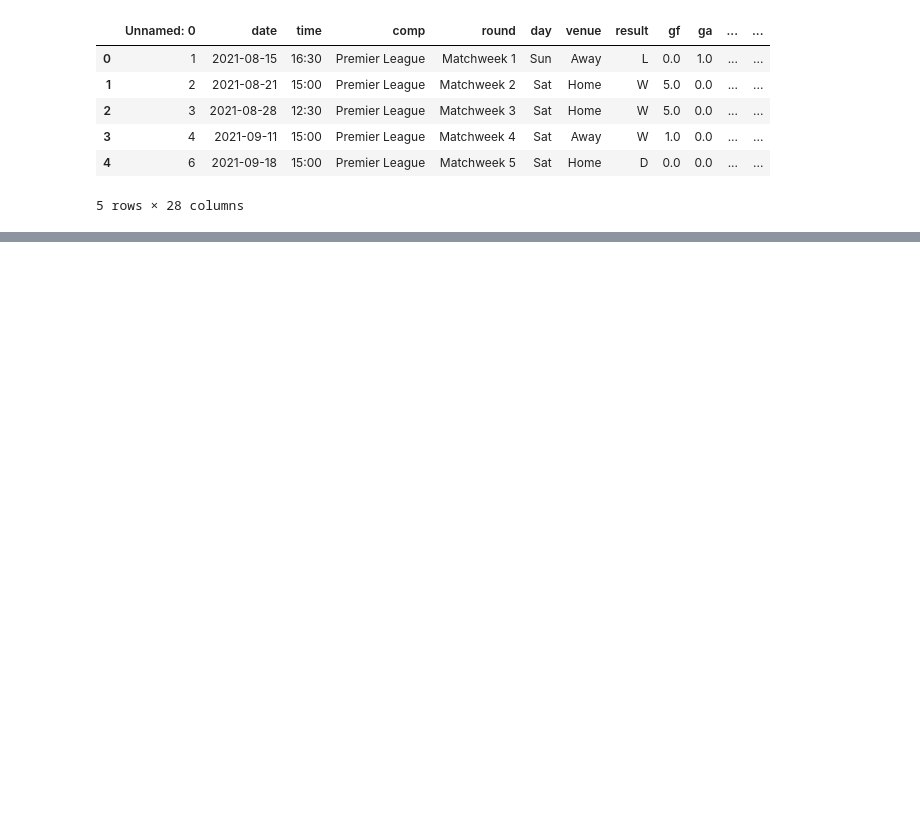
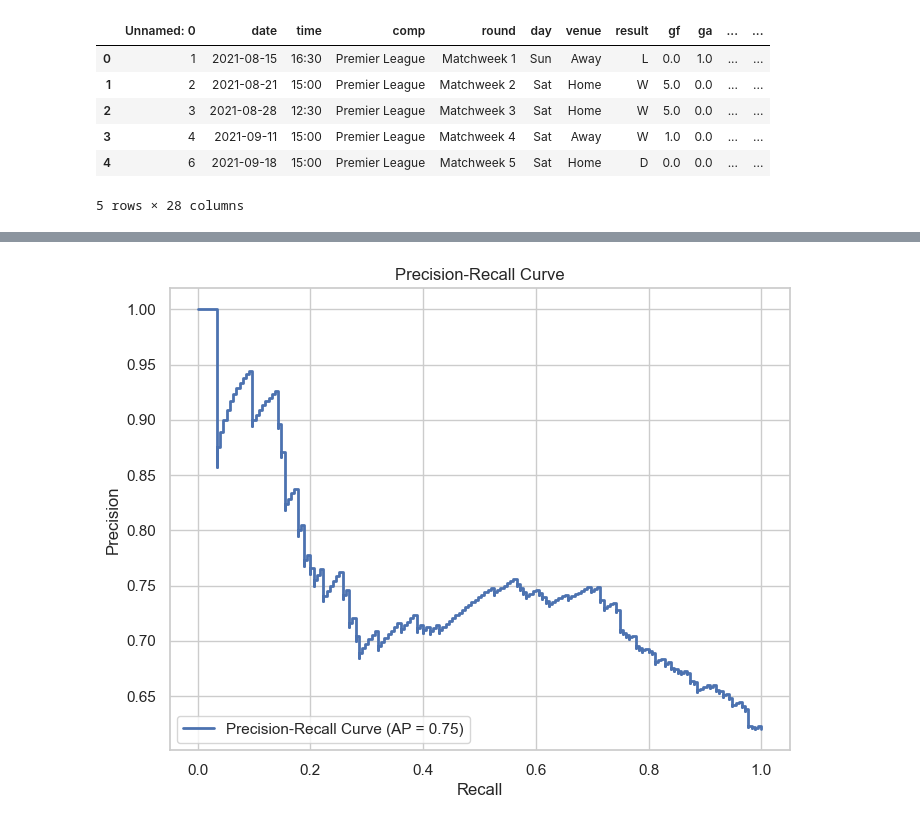
Before and after one commit to nis-23/PredictEPL, a Jupyter notebook: notebooks/Reports/main_project_walkthrough.ipynb, the cells around one changed output, grey strips where cells are left out. Drawn from its saved outputs; the diff is of its cells as text; code cells hidden in the pictures; blank space fills up the shorter version.

```diff
--- a/notebooks/Reports/main_project_walkthrough.ipynb
+++ b/notebooks/Reports/main_project_walkthrough.ipynb
@@ -40,7 +132,6 @@ matches_processed.head()
 # %%
 
-predictors = matches_processed.drop(['date','time','day', 'result','opponent','season','team','pkr', 'pkatt_rolling', 'poss', 'xg_rolling','xga_rolling', 'dist_rolling',
-                                     'sh_rolling','sot_rolling' ,'datetime','target'],  axis = 1)
+predictors = matches_processed[['venue', 'formation', 'hour', 'opp_code', 'gf_rolling', 'ga_rolling','fk_rolling', 'pk_rolling', 'skr']]
 
 scaled_predictors = build_features.standardize_data(predictors)
 
@@ -135,0 +371,3 @@ for model_name, scores in cv_results.items():
+# %%
+Model = best_rf_estimator
+Model.fit(X_train, Y_train)
@@ -135,0 +409,28 @@ for model_name, scores in cv_results.items():
+# %%
+import seaborn as sns
+import matplotlib.pyplot as plt
+from sklearn.metrics import PrecisionRecallDisplay
+
+# Assuming you have already defined Model, X_test, and Y_test
+
+# Calculate predictions from the model
+predictions = Model.predict(X_test)
+
+
+# Customize the plot
+fig, ax = plt.subplots(figsize=(8, 6))
+sns.set(style="whitegrid")  # Set Seaborn theme
+
+# Plot the Precision-Recall curve without borderlines
+precision_recall_display.plot(ax=ax, name="Precision-Recall Curve", lw=2)
+
+# Label the graph and axes
+plt.title('Precision-Recall Curve')
+plt.xlabel('Recall')
+plt.ylabel('Precision')
+
+# Show the plot
+plt.legend(loc='lower left')
+plt.show()
+# %% [output]
+[figure, added]
```
Also changed, not shown: parts of 36 cells of this notebook, 2 other files.
